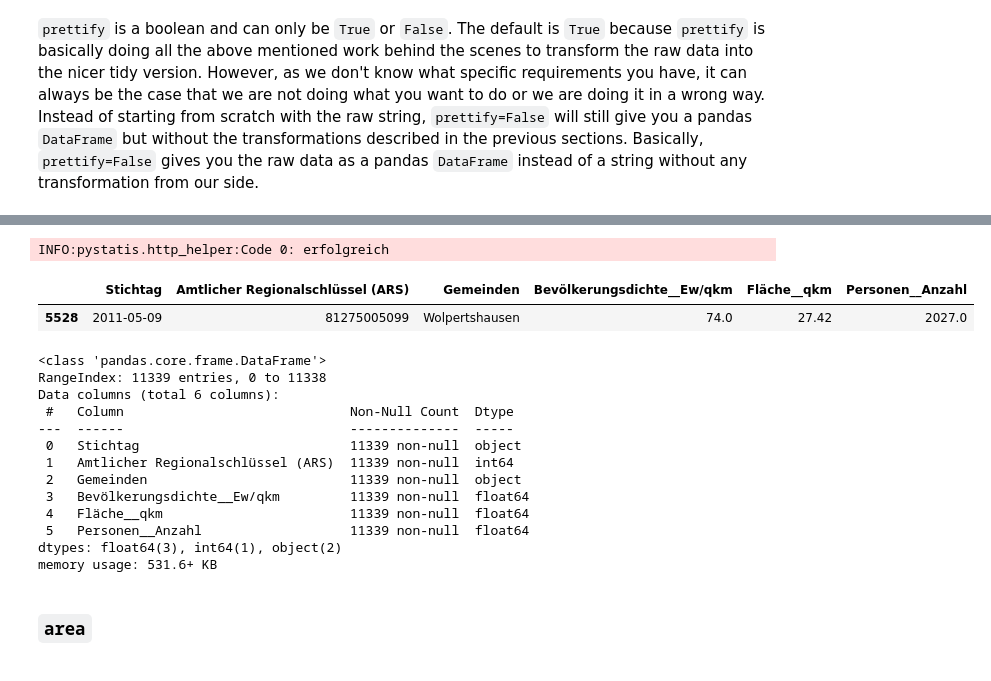
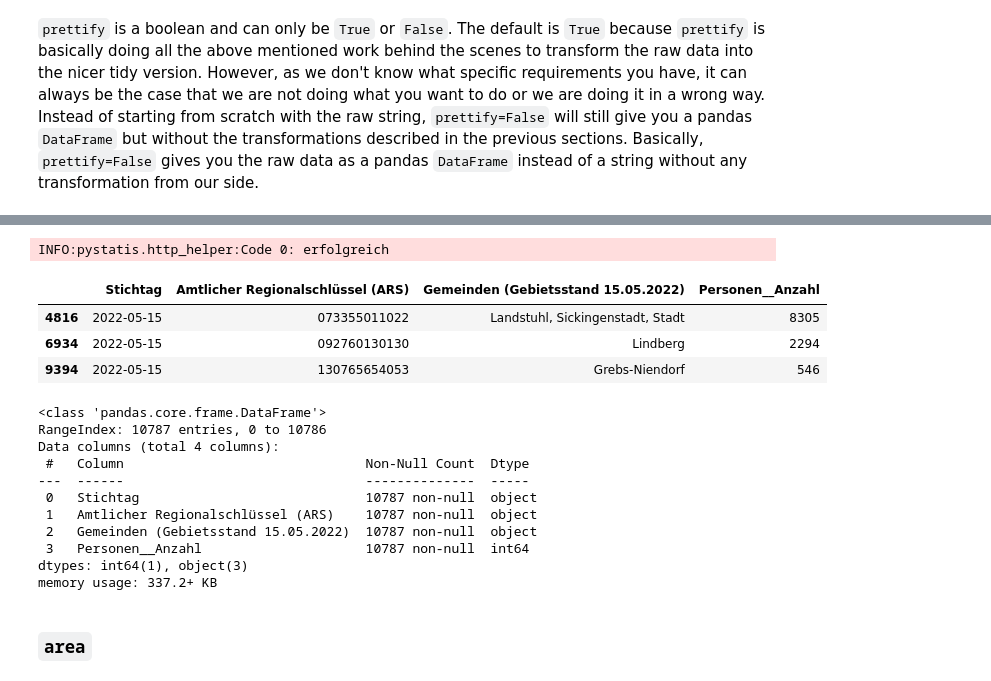
Before and after one commit to CorrelAid/pystatis, a Jupyter notebook: nb/01_table.ipynb, the cells around one changed output, grey strips where cells are left out. Cells and saved outputs as stored; diff of their text form; code cells hidden in the pictures.

Commit message:
update table nb

```diff
--- a/nb/01_table.ipynb
+++ b/nb/01_table.ipynb
@@ -191,28 +190,28 @@ INFO:pystatis.http_helper:Code 0: erfolgreich
 # %%
 # don't be confused by the query, we have to query by ARS in this example because prettify=True sorts the data by ARS and the order is different from above
-t = Table("1000A-0001")
+t = Table("1000A-0000")
 t.get_data(prettify=True)
-t.data[t.data["Amtlicher Regionalschlüssel (ARS)"] == "81275005099"]
+t.data[t.data["Amtlicher Regionalschlüssel (ARS)"].isin(["092760130130", "073355011022", "130765654053"])]
 # %% [output]
 INFO:pystatis.http_helper:Code 0: erfolgreich
-|  | Stichtag | Amtlicher Regionalschlüssel (ARS) | Gemeinden | Bevölkerungsdichte__Ew/qkm | Fläche__qkm | Personen__Anzahl |
-| 5528 | 2011-05-09 | 81275005099 | Wolpertshausen | 74.0 | 27.42 | 2027.0 |
+|  | Stichtag | Amtlicher Regionalschlüssel (ARS) | Gemeinden (Gebietsstand 15.05.2022) | Personen__Anzahl |
+| 4816 | 2022-05-15 | 073355011022 | Landstuhl, Sickingenstadt, Stadt | 8305 |
+| 6934 | 2022-05-15 | 092760130130 | Lindberg | 2294 |
+| 9394 | 2022-05-15 | 130765654053 | Grebs-Niendorf | 546 |
 # %%
 t.data.info()
 # %% [output]
 <class 'pandas.core.frame.DataFrame'>
-RangeIndex: 11339 entries, 0 to 11338
-Data columns (total 6 columns):
- #   Column                             Non-Null Count  Dtype
----  ------                             --------------  -----
- 0   Stichtag                           11339 non-null  object
- 1   Amtlicher Regionalschlüssel (ARS)  11339 non-null  int64
- 2   Gemeinden                          11339 non-null  object
- 3   Bevölkerungsdichte__Ew/qkm         11339 non-null  float64
- 4   Fläche__qkm                        11339 non-null  float64
- 5   Personen__Anzahl                   11339 non-null  float64
-dtypes: float64(3), int64(1), object(2)
-memory usage: 531.6+ KB
+RangeIndex: 10787 entries, 0 to 10786
+Data columns (total 4 columns):
+ #   Column                               Non-Null Count  Dtype
+---  ------                               --------------  -----
+ 0   Stichtag                             10787 non-null  object
+ 1   Amtlicher Regionalschlüssel (ARS)    10787 non-null  object
+ 2   Gemeinden (Gebietsstand 15.05.2022)  10787 non-null  object
+ 3   Personen__Anzahl                     10787 non-null  int64
+dtypes: int64(1), object(3)
+memory usage: 337.2+ KB
 # %% [markdown]
 ### `area`
 # %% [markdown]
```
Also changed, not shown: parts of 12 cells of this notebook.
